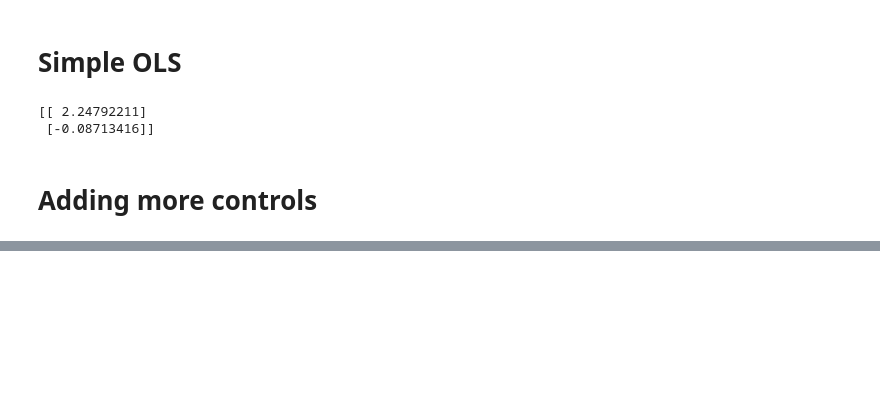
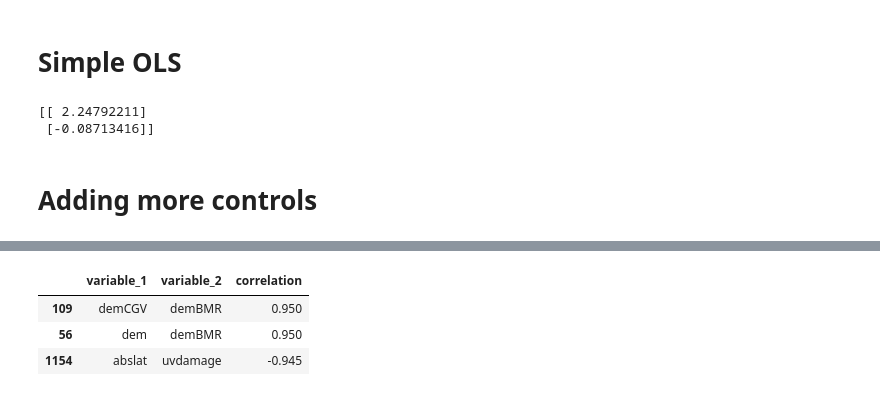
Before and after one commit to matliras/Adv_microeconometrics_assignments, a Jupyter notebook: project2/workbook.ipynb, the cells around one changed output, grey strips where cells are left out. Saved outputs shown, nothing was run; the diff lists cells and outputs as text; code cells hidden in the pictures; blank space fills up the shorter version.

```diff
--- a/project2/workbook.ipynb
+++ b/project2/workbook.ipynb
@@ -125,0 +166,18 @@ Mean y =  1.52% growth per year
+# %%
+corr_matrix = dat_new.drop(columns='constant', errors='ignore').corr(numeric_only=True)
+
+corr_pairs = (
+    corr_matrix.where(np.triu(np.ones(corr_matrix.shape), k=1).astype(bool))
+    .stack()
+    .reset_index()
+)
+
+corr_pairs.columns = ['variable_1', 'variable_2', 'correlation']
+high_corr_pairs = corr_pairs.loc[corr_pairs['correlation'].abs() >= 0.94]
+high_corr_pairs = high_corr_pairs.sort_values('correlation', key=abs, ascending=False)
+display(high_corr_pairs.round(3))
+# %% [output]
+|  | variable_1 | variable_2 | correlation |
+| 109 | demCGV | demBMR | 0.950 |
+| 56 | dem | demBMR | 0.950 |
+| 1154 | abslat | uvdamage | -0.945 |
```
Also changed, not shown: parts of 5 cells of this notebook, 1 other file.
